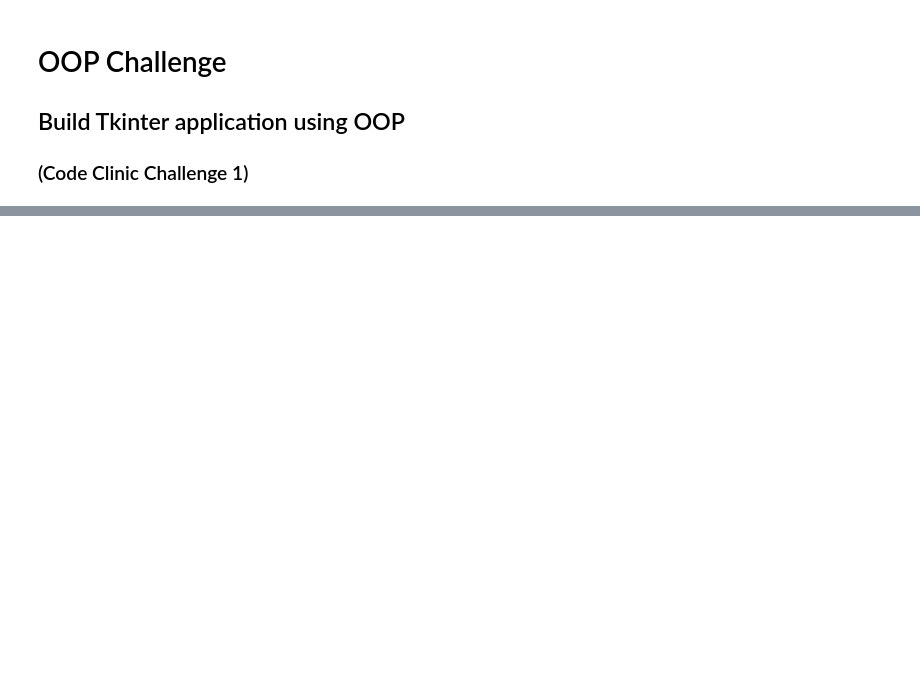
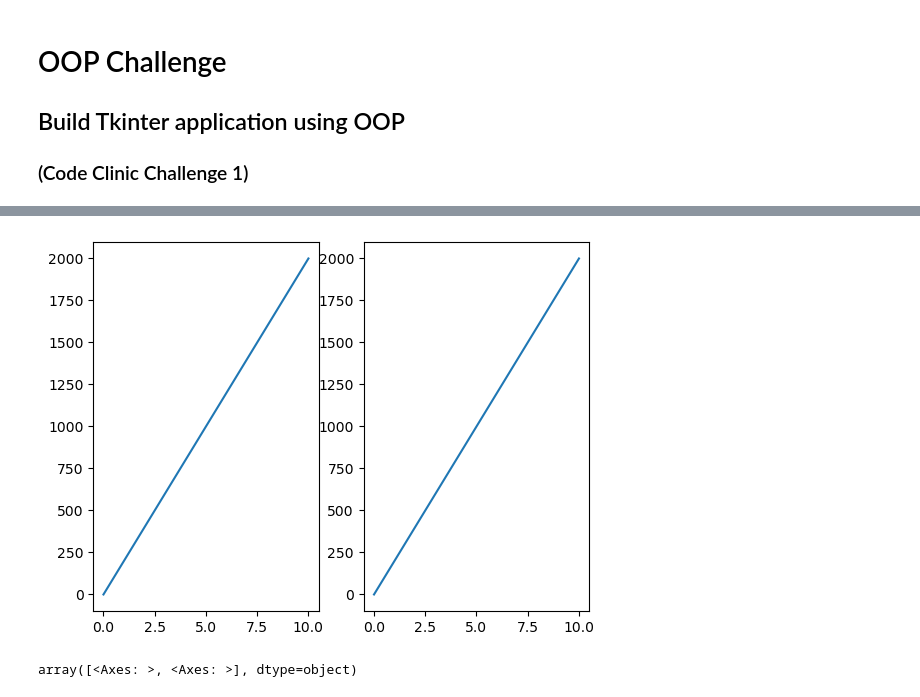
Before and after one commit to mdr-datascience/edu-repo, a Jupyter notebook: Python_OOP/oop-challenge.ipynb, the cells around one changed output, grey strips where cells are left out. Saved outputs shown, nothing was run; the diff lists cells and outputs as text; code cells hidden in the pictures; blank space fills up the shorter version.

```diff
--- a/Python_OOP/oop-challenge.ipynb
+++ b/Python_OOP/oop-challenge.ipynb
@@ -46 +48,12 @@ fig = plt.figure()
+# %%
+fig, ax_lst = plt.subplots(1, 2)
+
+for ax in ax_lst:
+    ax.plot(a, b)
+# %% [output]
+[figure, added]
+# %%
+ax_lst
+# %% [output]
+array([<Axes: >, <Axes: >], dtype=object)
 # %%
```
Also changed, not shown: parts of 10 cells of this notebook.
